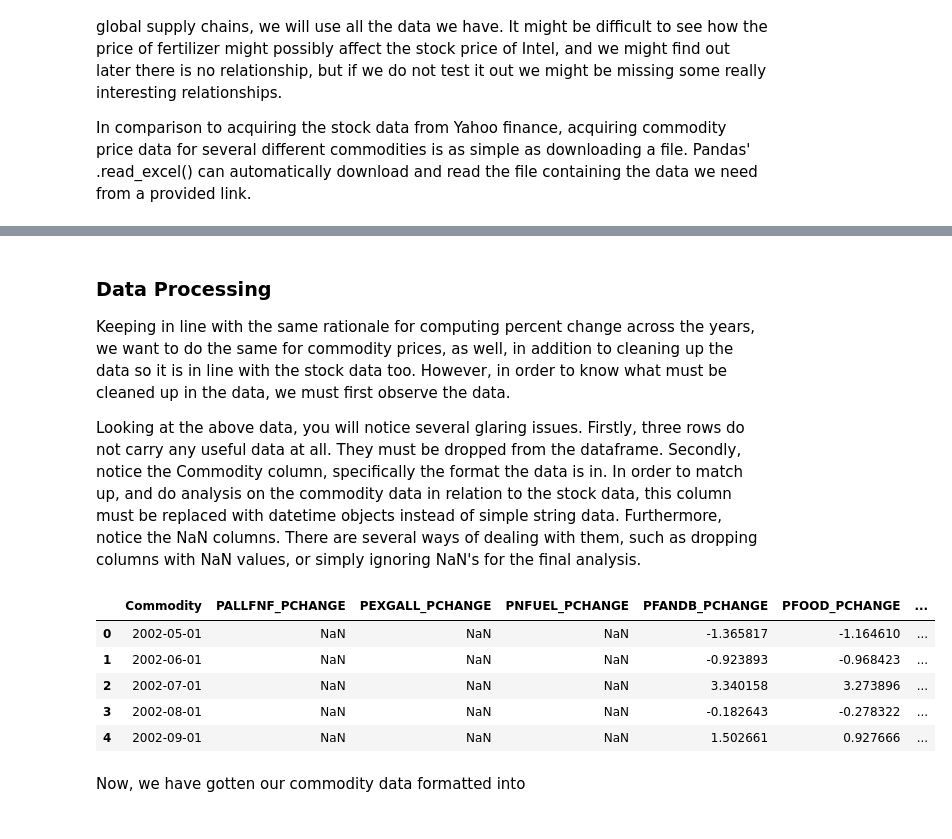
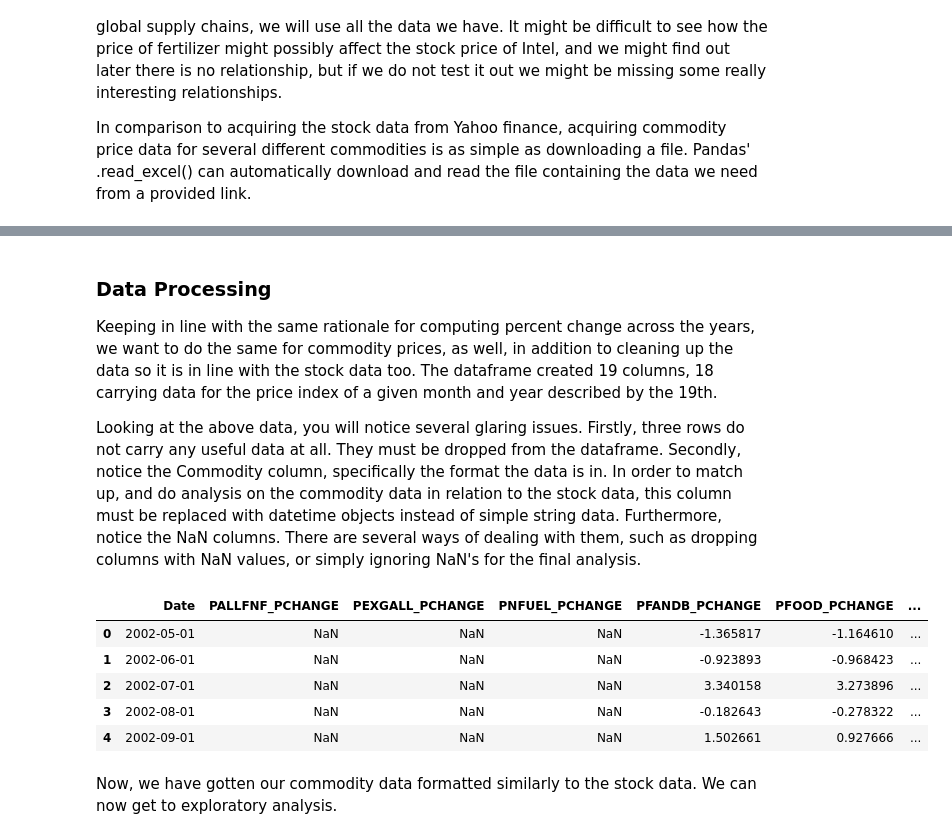
Before and after one commit to alanelbert/final_cmsc320, a Jupyter notebook: final.ipynb, the cells around one changed output, grey strips where cells are left out. Saved outputs shown, nothing was run; the diff lists cells and outputs as text; code cells hidden in the pictures.

```diff
--- a/final.ipynb
+++ b/final.ipynb
@@ -204,0 +176,8 @@ intcdf.head()
+# %%
+intcdf.drop(intcdf.columns.difference(['Date', 'percent_change']), 1, inplace=True)
+
+# Also taking the oppurtunity to update the Date column to a format that can be directly compared
+# The String is already in isoformat so conversion is quite simple
+intcdf['Date'] = [ date.fromisoformat(ts) for ts in intcdf['Date'] ]
+
+intcdf.head()
@@ -354,6 +344,9 @@ Having confirmed that our conversion function works, we can now go ahead and app
 # %%
 # The hash table holding all the data frames
 dfs = {}
+
+# Adding Intel manually
+dfs['INTC'] = intcdf
 
 # Creating the DFs for every JSON
 for n in everyone:
@@ -414,7 +457,7 @@ tcomm.head()
 ### Data Processing
 
 
-Keeping in line with the same rationale for computing percent change across the years, we want to do the same for commodity prices, as well, in addition to cleaning up the data so it is in line with the stock data too. However, in order to know what must be cleaned up in the data, we must first observe the data.
+Keeping in line with the same rationale for computing percent change across the years, we want to do the same for commodity prices, as well, in addition to cleaning up the data so it is in line with the stock data too. The dataframe created 19 columns, 18 carrying data for the price index of a given month and year described by the 19th.
 
 Looking at the above data, you will notice several glaring issues. Firstly, three rows do not carry any useful data at all. They must be dropped from the dataframe. Secondly, notice the Commodity column, specifically the format the data is in. In order to match up, and do analysis on the commodity data in relation to the stock data, this column must be replaced with datetime objects instead of simple string data. Furthermore, notice the NaN columns. There are several ways of dealing with them, such as dropping columns with NaN values, or simply ignoring NaN's for the final analysis.
 # %%
@@ -432,6 +475,29 @@ tcomm = tcomm.drop([0,1,2])
 tpchange = ['PALLFNF',	'PEXGALL',	'PNFUEL',	'PFANDB',	'PFOOD', 'PBEVE',
     'PINDU', 'PAGRI', 'PRAWM',	'PALLMETA',	'PMETA', 'PPMETA', 'PEXGMETA',	'PFERT', 'PNRG', 'POILAPSP', 'PNGAS', 'PCOAL']
 
+# We're also going to create a dictionary with a proper name for all the columns. This will be useful later
+namedict = {
+    'PALLFNF': 'All Commodity Price Index',
+    'PEXGALL': 'All Commodities Excluding Gold',
+    'PNFUEL': 'Non Fuel Commodity Index',
+    'PFANDB': 'Food and Beverage Price Index',
+    'PFOOD': 'Food Price Index',
+    'PBEVE': 'Beverage Price Index',
+    'PINDU': 'Industrial Inputs Index',
+    'PAGRI': 'Agricultural Price Index',
+    'PRAWM': 'Raw Agricultural Materials Index',
+    'PALLMETA': 'All Metals Index',
+    'PMETA': 'Base Metals Index',
+    'PPMETA': 'Precious Metal Index',
+    'PEXGMETA': 'All Metal\'s Except Gold Index ',
+    'PFERT': 'Fertilizer Index',
+    'PNRG': 'Fuel Index',
+    'POILAPSP': 'Crude Oil Price Index',
+    'PNGAS': 'Natural Gas Index',
+    'PCOAL' : 'Coal Index'
+
+}
+
 # We can also drop columns, and do it in place as well
 tcomm.drop(tcomm.columns.difference(['Commodity'] + tpchange), 1, inplace=True)
 
@@ -441,10 +507,16 @@ tcomm.drop(tcomm.columns.difference(['Commodity'] + tpchange), 1, inplace=True)
 for i, row in tcomm.iterrows():
     datestr = (row['Commodity'])
 
+    # Extracts year
     yearstr = datestr[0:4]
+
+    # Extracts month
     mstr = datestr[-2:]
+
+    # Just in case the month number is one character long, it replaces the M with an 0 so it can be used by the datetime parser
     mstr = mstr.replace("M", "0")
 
+    # Adds an -01 to get the string into a parser readable format
     isostr = yearstr + "-" + mstr + "-01"
 
     # In order to update the date, we have to use .at[index, column] to update the DF directly
@@ -456,38 +528,41 @@ tcomm = tcomm[tcomm['Commodity'] >= date.fromisoformat('2002-04-01')]
 # Ensures all numbers are floats
 
 for i, row in tcomm.iterrows():
     for n in tpchange:
         tcomm.at[i, n] = float(row[n])
 
 # We will calculate percent change using a deep copy which has one less row
 
 commdata = tcomm.copy(deep=True)
 commdata = commdata.drop([150])
 
 
 # Resets the index so that we can compare across dataframes, also removes the previously created index
 tcomm = tcomm.reset_index()
 tcomm.drop(['index'], 1, inplace=True)
 
 commdata = commdata.reset_index()
 commdata.drop(['index'], 1, inplace=True)
 
 
 # Computes percent changew
 for i, row in commdata.iterrows():
     for n in tpchange:
         commdata.at[i, n + "_PCHANGE"] = 100 * ( (commdata.at[i,n] - tcomm.at[i,n]) / tcomm.at[i,n])
 
 # Now that percent change has been computed, we no longer need the original prices
 commdata.drop(tpchange, 1, inplace = True)
 
+# Renaming the Date column to something more appropriate
+commdata.rename(columns={'Commodity':'Date'}, inplace=True)
+
 commdata.head()
 # %% [output]
-|  | Commodity | PALLFNF_PCHANGE | PEXGALL_PCHANGE | PNFUEL_PCHANGE | PFANDB_PCHANGE | PFOOD_PCHANGE | ... |
+|  | Date | PALLFNF_PCHANGE | PEXGALL_PCHANGE | PNFUEL_PCHANGE | PFANDB_PCHANGE | PFOOD_PCHANGE | ... |
 | 0 | 2002-05-01 | NaN | NaN | NaN | -1.365817 | -1.164610 | ... |
 | 1 | 2002-06-01 | NaN | NaN | NaN | -0.923893 | -0.968423 | ... |
 | 2 | 2002-07-01 | NaN | NaN | NaN | 3.340158 | 3.273896 | ... |
 | 3 | 2002-08-01 | NaN | NaN | NaN | -0.182643 | -0.278322 | ... |
 | 4 | 2002-09-01 | NaN | NaN | NaN | 1.502661 | 0.927666 | ... |
 # %% [markdown]
-Now, we have gotten our commodity data formatted into
+Now, we have gotten our commodity data formatted similarly to the stock data. We can now get to exploratory analysis.
```
Also changed, not shown: parts of 19 cells of this notebook, 2 other files.
